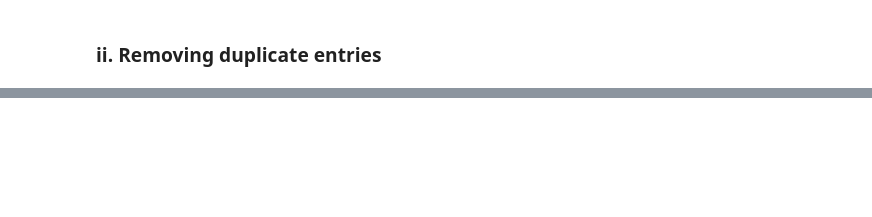
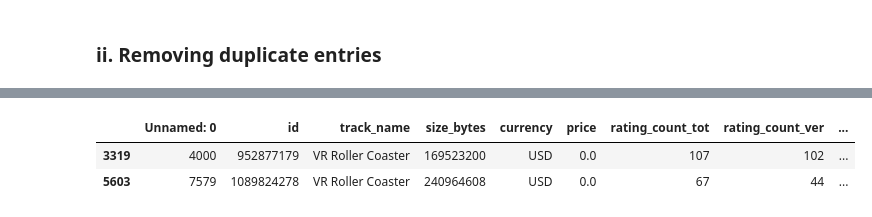
Before and after one commit to 0gregory0/Mobile-App-EDA, a Jupyter notebook: app_profiles.ipynb, the cells around one changed output, grey strips where cells are left out. Cells and saved outputs as stored; diff of their text form; code cells hidden in the pictures; blank space fills up the shorter version.

```diff
--- a/app_profiles.ipynb
+++ b/app_profiles.ipynb
@@ -108,0 +191,7 @@ google_df.iloc[[10472], :]
+# %%
+is_dup1 = apple_df["track_name"] == "VR Roller Coaster"
+apple_df[is_dup1]
+# %% [output]
+|  | Unnamed: 0 | id | track_name | size_bytes | currency | price | rating_count_tot | rating_count_ver | ... |
+| 3319 | 4000 | 952877179 | VR Roller Coaster | 169523200 | USD | 0.0 | 107 | 102 | ... |
+| 5603 | 7579 | 1089824278 | VR Roller Coaster | 240964608 | USD | 0.0 | 67 | 44 | ... |
```
Also changed, not shown: parts of 13 cells of this notebook.
